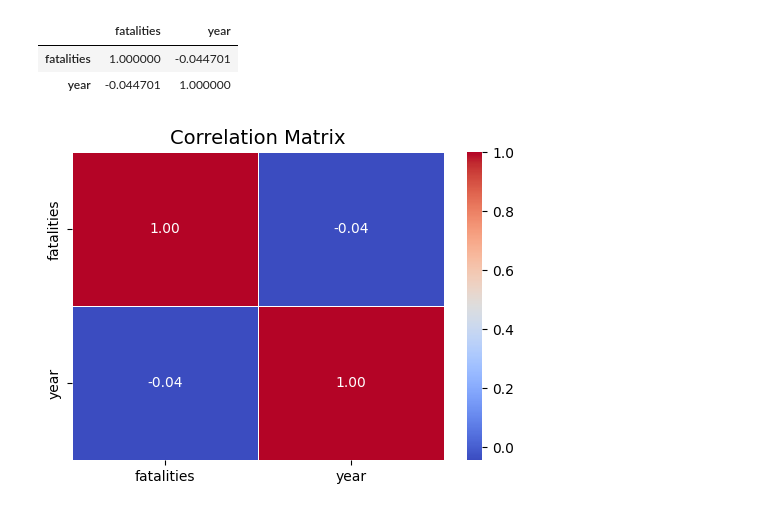
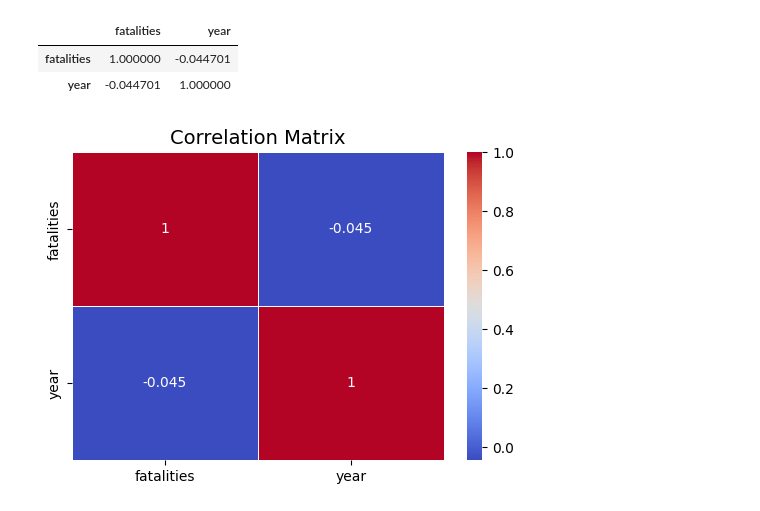
Before and after one commit to Kaks753/Projects, a Jupyter notebook: aviation_accidents.ipynb, the cells around one changed output. Saved outputs shown, nothing was run; the diff lists cells and outputs as text; code cells hidden in the pictures.

```diff
--- a/aviation_accidents.ipynb
+++ b/aviation_accidents.ipynb
@@ -472,12 +477,12 @@ correlation
 | year | -0.044701 | 1.000000 |
 # %%
 plt.figure(figsize=(6, 4))
-sns.heatmap(correlation, annot=True, cmap="coolwarm", fmt=".2f", linewidths=0.5)
+sns.heatmap(correlation, annot=True, cmap="coolwarm", linewidths=0.5)
 plt.title("Correlation Matrix", fontsize=14)
 plt.show()
 
 # annot to show correlation values
 # cmap - color scheme
 # %% [output]
-[figure, old version]
+[figure, new version]
 # %% [markdown]
```
Also changed, not shown: parts of 5 cells of this notebook.
